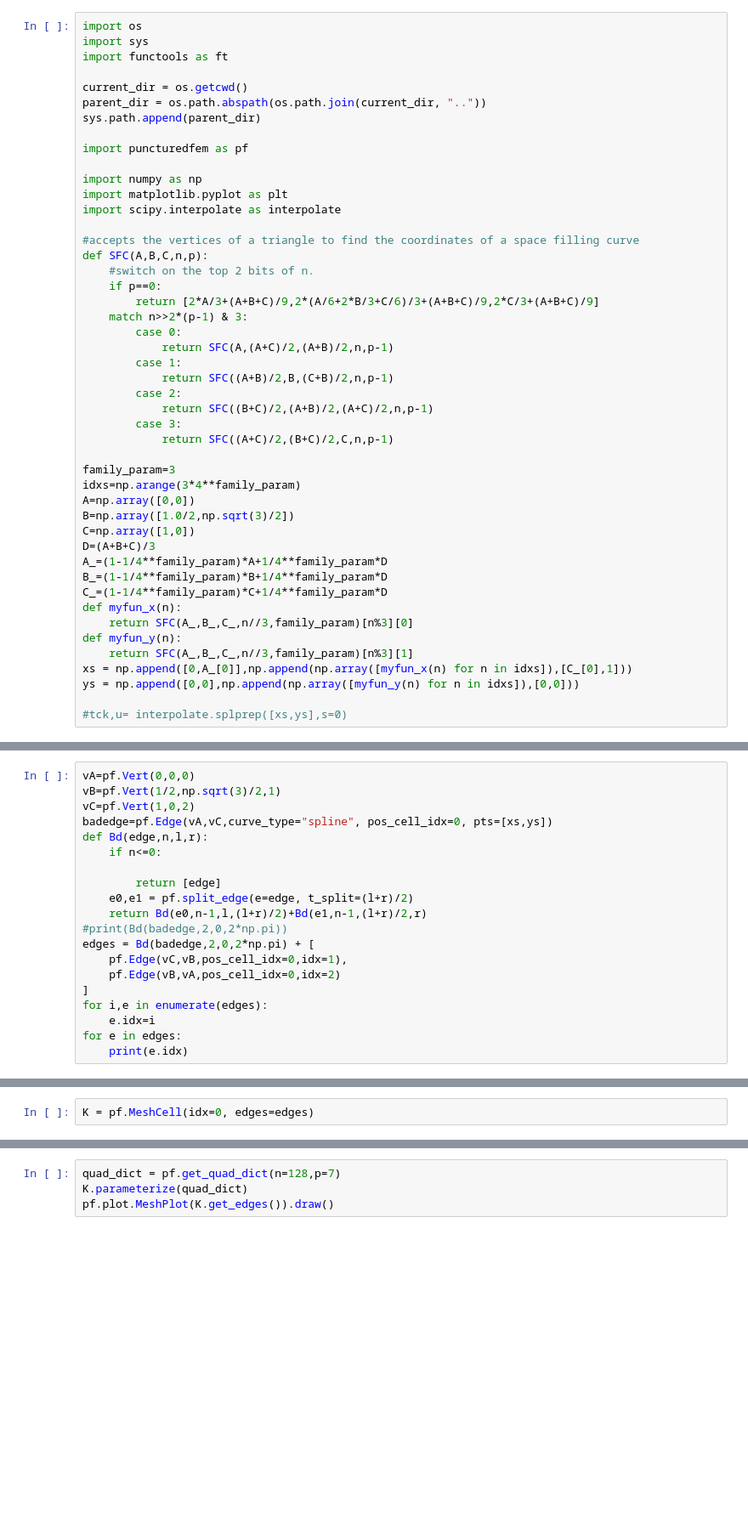
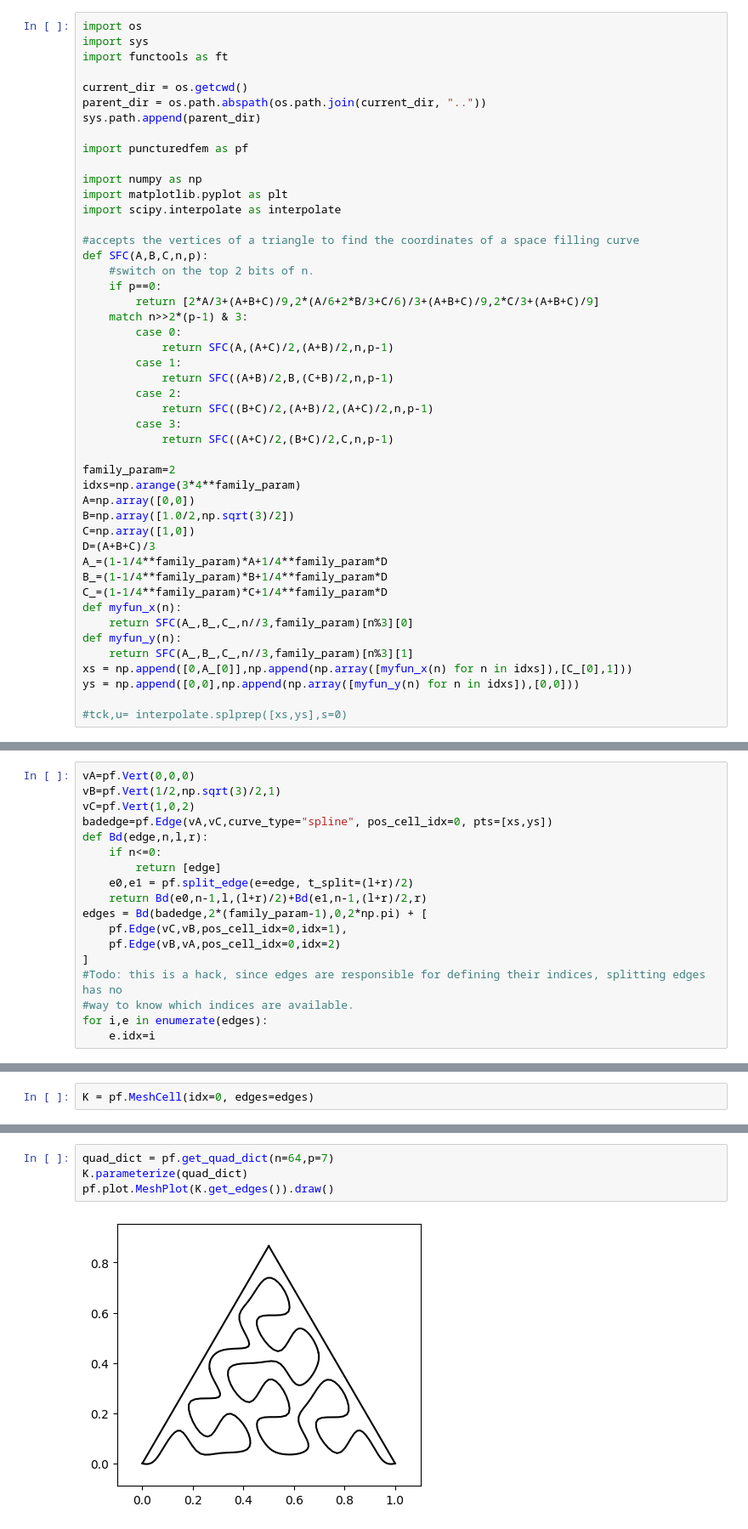
Before and after one commit to samreynoldsmath/PuncturedFEM, a Jupyter notebook: examples/Spacefilling.ipynb, the cells around one changed output, grey strips where cells are left out. Shown: that part at 85% size. Cells and saved outputs as stored; diff of their text form; blank space fills up the shorter version.

```diff
--- a/examples/Spacefilling.ipynb
+++ b/examples/Spacefilling.ipynb
@@ -30,7 +30,7 @@ def SFC(A,B,C,n,p):
         case 3:
             return SFC((A+C)/2,(B+C)/2,C,n,p-1)
 
-family_param=3
+family_param=2
 idxs=np.arange(3*4**family_param)
 A=np.array([0,0])
 B=np.array([1.0/2,np.sqrt(3)/2])
@@ -56,16 +56,14 @@ vC=pf.Vert(1,0,2)
 badedge=pf.Edge(vA,vC,curve_type="spline", pos_cell_idx=0, pts=[xs,ys])
 def Bd(edge,n,l,r):
     if n<=0:
-
         return [edge]
     e0,e1 = pf.split_edge(e=edge, t_split=(l+r)/2)
     return Bd(e0,n-1,l,(l+r)/2)+Bd(e1,n-1,(l+r)/2,r)
-#print(Bd(badedge,2,0,2*np.pi))
-edges = Bd(badedge,2,0,2*np.pi) + [
+edges = Bd(badedge,2*(family_param-1),0,2*np.pi) + [
     pf.Edge(vC,vB,pos_cell_idx=0,idx=1),
     pf.Edge(vB,vA,pos_cell_idx=0,idx=2)
 ]
+#Todo: this is a hack, since edges are responsible for defining their indices, splitting edges has no
+#way to know which indices are available.
 for i,e in enumerate(edges):
     e.idx=i
-for e in edges:
-    print(e.idx)
@@ -86,4 +77,6 @@ want.
 # %%
-quad_dict = pf.get_quad_dict(n=128,p=7)
+quad_dict = pf.get_quad_dict(n=64,p=7)
 K.parameterize(quad_dict)
 pf.plot.MeshPlot(K.get_edges()).draw()
+# %% [output]
+[figure, added]
```
Also changed, not shown: parts of 11 cells of this notebook.
